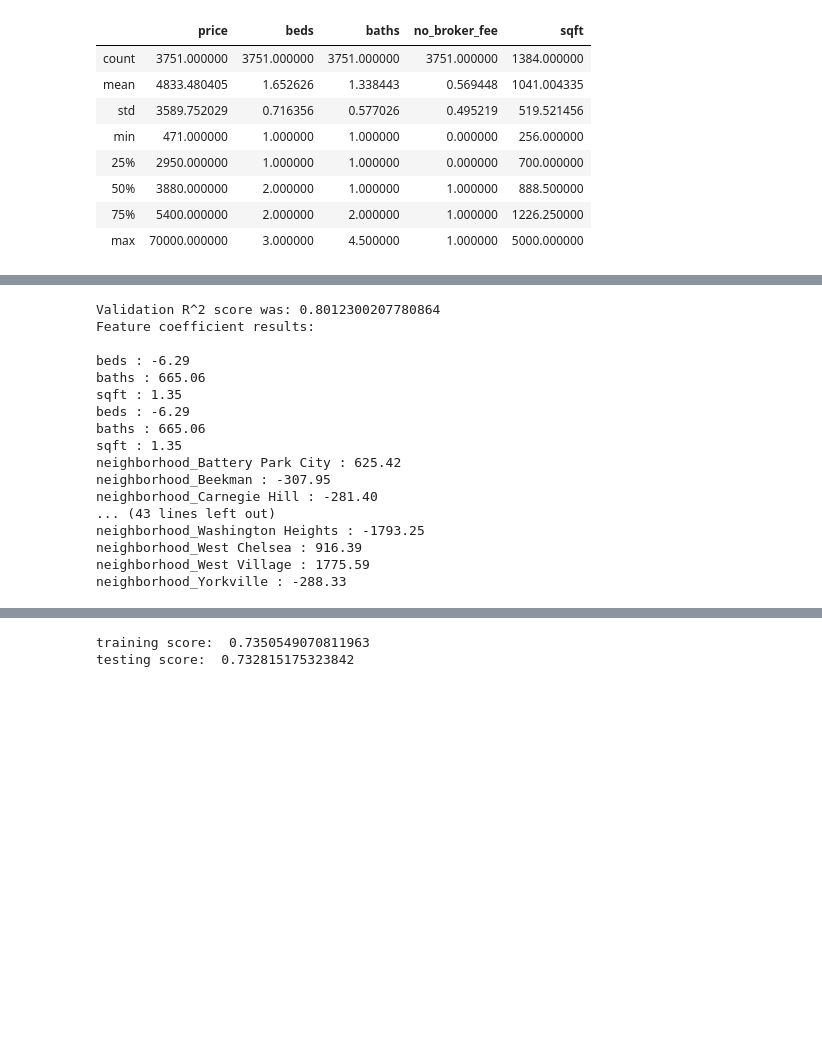
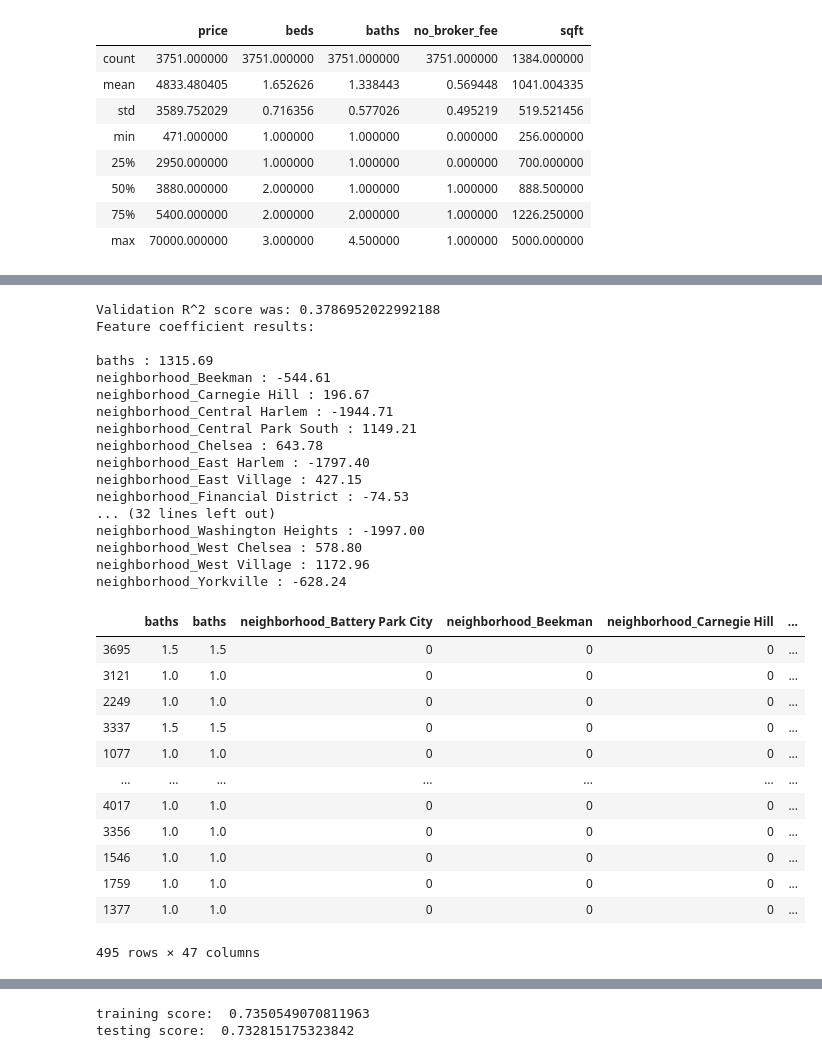
Before and after one commit to gregorylull/metis_project_2_lin_reg, a Jupyter notebook: project_2_streeteasy_mvp.ipynb, the cells around one changed output, grey strips where cells are left out. Saved outputs shown, nothing was run; the diff lists cells and outputs as text; code cells hidden in the pictures; blank space fills up the shorter version.

```diff
--- a/project_2_streeteasy_mvp.ipynb
+++ b/project_2_streeteasy_mvp.ipynb
@@ -182,11 +184,13 @@ def split_columns_val(df, y_col, x_cols, dummy_cols, remove_all_outliers = True)
 
     df = remove_outlier(df, y_col) if remove_all_outliers else df
 
-    dummy_df = pd.get_dummies(df, columns=dummy_cols)
+    dummy_df = pd.get_dummies(df, columns=dummy_cols, drop_first=True)
+
+    agg_dummy_col_names = []
 
     for col_name in dummy_cols:
         dummy_col_names = [col for col in dummy_df.columns if col_name + '_' in col]
-        agg_dummy_col_names = x_cols + dummy_col_names
+        agg_dummy_col_names += dummy_col_names
 
     cols = x_cols + agg_dummy_col_names
 
@@ -223,23 +256,39 @@ dummies = ['neighborhood']
 # %%
-X_train, X_val, y_train, y_val, lr_model = split_columns_val(dfs, 'price', X_cols, dummies)
+X_train, X_val, y_train, y_val, lr_model = split_columns_val(dfb1, 'price', dfb1_X_cols, dummies)
 # %% [output]
-Validation R^2 score was: 0.8012300207780864
+Validation R^2 score was: 0.3786952022992188
 Feature coefficient results:
 
-beds : -6.29
-baths : 665.06
-sqft : 1.35
-beds : -6.29
-baths : 665.06
-sqft : 1.35
-neighborhood_Battery Park City : 625.42
-neighborhood_Beekman : -307.95
-neighborhood_Carnegie Hill : -281.40
-... (43 lines left out)
-neighborhood_Washington Heights : -1793.25
-neighborhood_West Chelsea : 916.39
-neighborhood_West Village : 1775.59
-neighborhood_Yorkville : -288.33
+baths : 1315.69
+neighborhood_Beekman : -544.61
+neighborhood_Carnegie Hill : 196.67
+neighborhood_Central Harlem : -1944.71
+neighborhood_Central Park South : 1149.21
+neighborhood_Chelsea : 643.78
+neighborhood_East Harlem : -1797.40
+neighborhood_East Village : 427.15
+neighborhood_Financial District : -74.53
+... (32 lines left out)
+neighborhood_Washington Heights : -1997.00
+neighborhood_West Chelsea : 578.80
+neighborhood_West Village : 1172.96
+neighborhood_Yorkville : -628.24
+# %%
+X_train
+# %% [output]
+|  | baths | baths | neighborhood_Battery Park City | neighborhood_Beekman | neighborhood_Carnegie Hill | ... |
+| 3695 | 1.5 | 1.5 | 0 | 0 | 0 | ... |
+| 3121 | 1.0 | 1.0 | 0 | 0 | 0 | ... |
+| 2249 | 1.0 | 1.0 | 0 | 0 | 0 | ... |
+| 3337 | 1.5 | 1.5 | 0 | 0 | 0 | ... |
+| 1077 | 1.0 | 1.0 | 0 | 0 | 0 | ... |
+| ... | ... | ... | ... | ... | ... | ... |
+| 4017 | 1.0 | 1.0 | 0 | 0 | 0 | ... |
+| 3356 | 1.0 | 1.0 | 0 | 0 | 0 | ... |
+| 1546 | 1.0 | 1.0 | 0 | 0 | 0 | ... |
+| 1759 | 1.0 | 1.0 | 0 | 0 | 0 | ... |
+| 1377 | 1.0 | 1.0 | 0 | 0 | 0 | ... |
+495 rows × 47 columns
 # %%
 y_hat = lr_model.predict(X_val)
 # %%
```
Also changed, not shown: parts of 5 cells of this notebook, 15 other files.
